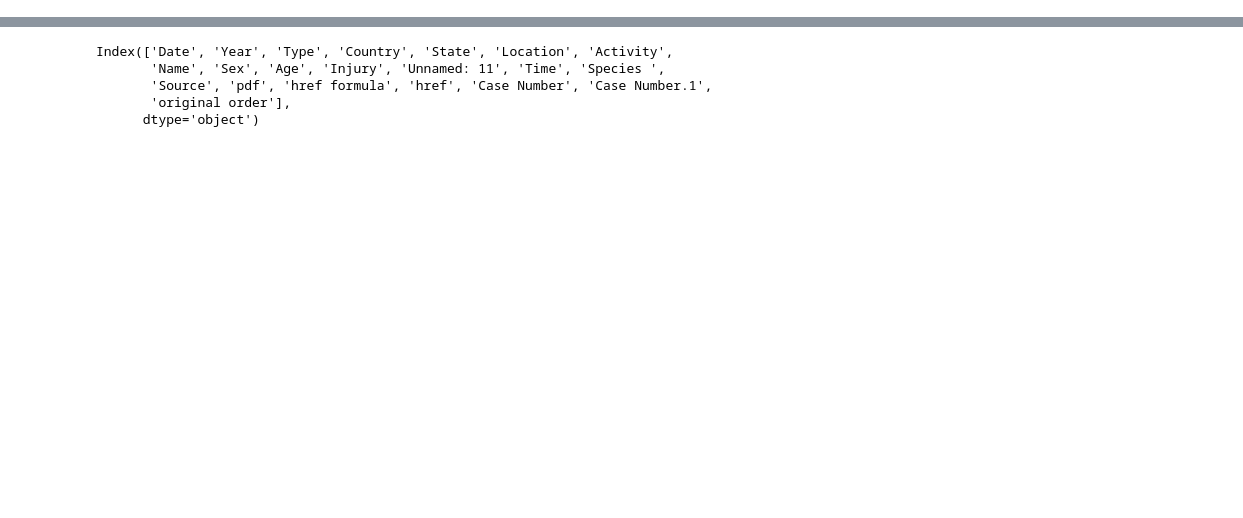
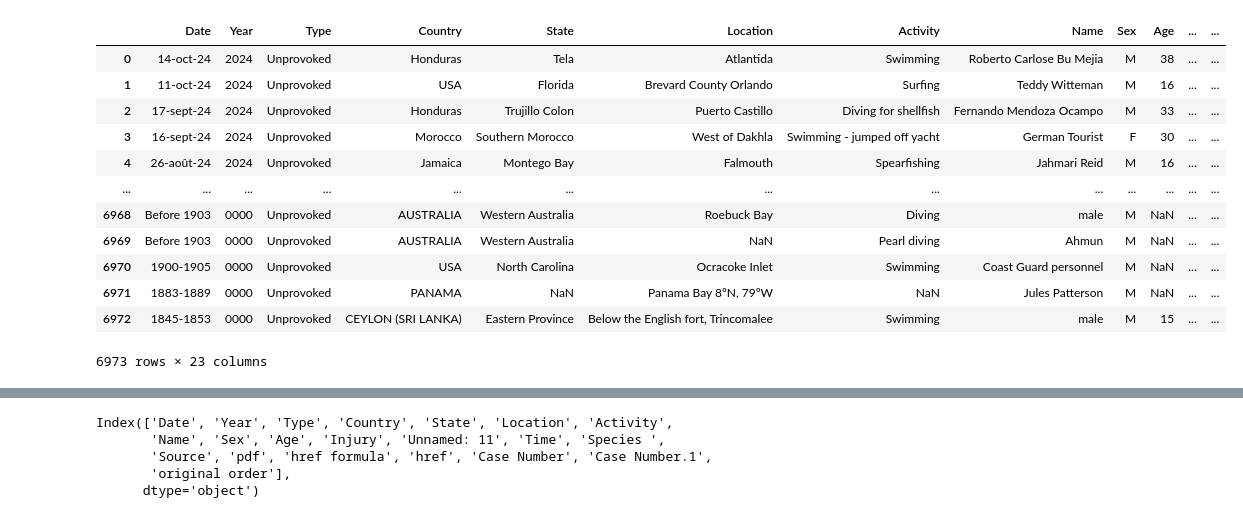
Before and after one commit to TheLazyCactus/Shark_Project, a Jupyter notebook: Shark_attack_working_document.ipynb, the cells around one changed output, grey strips where cells are left out. Cells and saved outputs as stored; diff of their text form; code cells hidden in the pictures; blank space fills up the shorter version.

```diff
--- a/Shark_attack_working_document.ipynb
+++ b/Shark_attack_working_document.ipynb
@@ -7,5 +23,21 @@ shark_data = pd.read_csv(url, sep=";")
 #Remove all the columns and lines with NaN values only
 shark_data.dropna(axis=1, how='all',inplace=True)
 shark_data.dropna(axis=0, how='all',inplace=True)
+# %%
+shark_data
+# %% [output]
+|  | Date | Year | Type | Country | State | Location | Activity | Name | Sex | Age | ... | ... |
+| 0 | 14-oct-24 | 2024 | Unprovoked | Honduras | Tela | Atlantida | Swimming | Roberto Carlose Bu Mejia | M | 38 | ... | ... |
+| 1 | 11-oct-24 | 2024 | Unprovoked | USA | Florida | Brevard County Orlando | Surfing | Teddy Witteman | M | 16 | ... | ... |
+| 2 | 17-sept-24 | 2024 | Unprovoked | Honduras | Trujillo Colon | Puerto Castillo | Diving for shellfish | Fernando Mendoza Ocampo | M | 33 | ... | ... |
+| 3 | 16-sept-24 | 2024 | Unprovoked | Morocco | Southern Morocco | West of Dakhla | Swimming - jumped off yacht | German Tourist | F | 30 | ... | ... |
+| 4 | 26-août-24 | 2024 | Unprovoked | Jamaica | Montego Bay | Falmouth | Spearfishing | Jahmari Reid | M | 16 | ... | ... |
+| ... | ... | ... | ... | ... | ... | ... | ... | ... | ... | ... | ... | ... |
+| 6968 | Before 1903 | 0000 | Unprovoked | AUSTRALIA | Western Australia | Roebuck Bay | Diving | male | M | NaN | ... | ... |
+| 6969 | Before 1903 | 0000 | Unprovoked | AUSTRALIA | Western Australia | NaN | Pearl diving | Ahmun | M | NaN | ... | ... |
+| 6970 | 1900-1905 | 0000 | Unprovoked | USA | North Carolina | Ocracoke Inlet | Swimming | Coast Guard personnel | M | NaN | ... | ... |
+| 6971 | 1883-1889 | 0000 | Unprovoked | PANAMA | NaN | Panama Bay 8ºN, 79ºW | NaN | Jules Patterson | M | NaN | ... | ... |
+| 6972 | 1845-1853 | 0000 | Unprovoked | CEYLON (SRI LANKA) | Eastern Province | Below the English fort, Trincomalee | Swimming | male | M | 15 | ... | ... |
+6973 rows × 23 columns
 # %%
 
```
Also changed, not shown: parts of 9 cells of this notebook, 1 other file.
